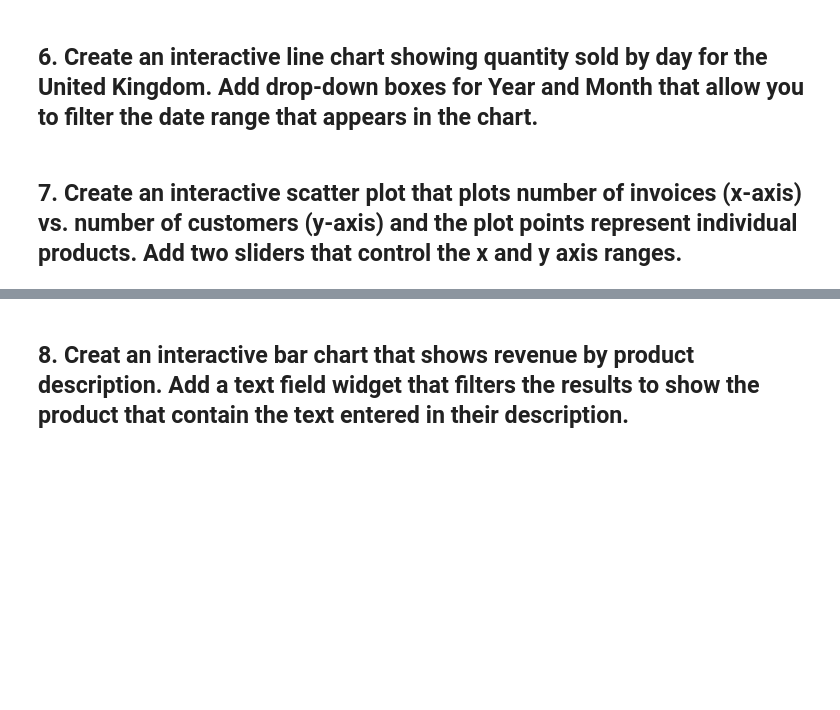
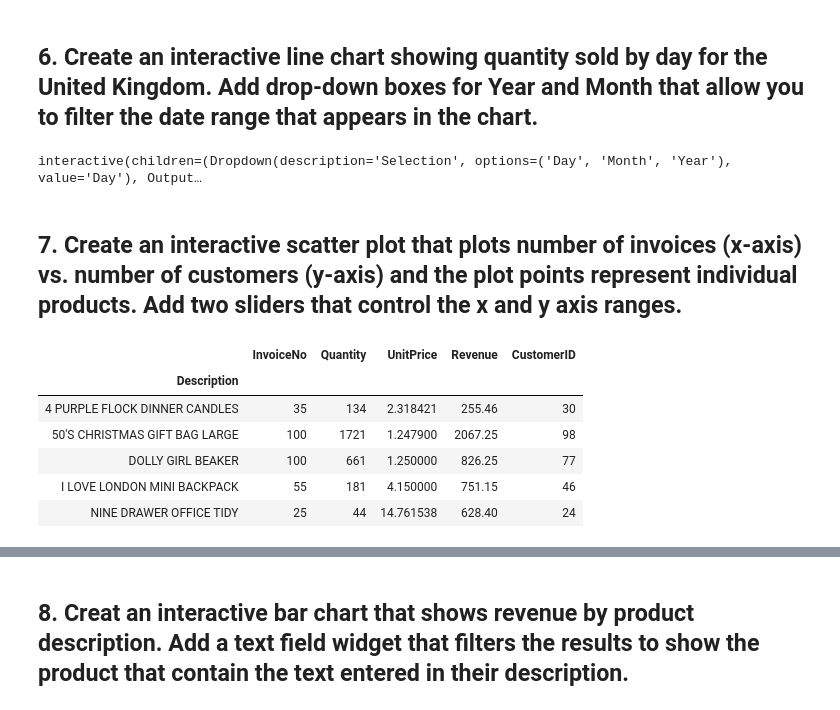
Before and after one commit to ta-datapt-bcn/lab-interactive-visualization, a Jupyter notebook: your-code/main.ipynb, the cells around one changed output, grey strips where cells are left out. Saved outputs shown, nothing was run; the diff lists cells and outputs as text; code cells hidden in the pictures; blank space fills up the shorter version.

```diff
--- a/your-code/main.ipynb
+++ b/your-code/main.ipynb
@@ -37,6 +98,18 @@ data['Year'] = pd.DatetimeIndex(data['InvoiceDate']).year
 data['Month'] = pd.DatetimeIndex(data['InvoiceDate']).month
 data['Day'] = pd.DatetimeIndex(data['InvoiceDate']).day
 uk = data[data['Country']=='United Kingdom']
+# %%
+@interact(Selection=['Day','Month','Year'])
+
+def linechart(Selection):
+    data6 = uk.pivot_table(values='Quantity', index=Selection,
+                            aggfunc='sum').reset_index()
+
+    data6.iplot(kind='line', x=Selection, xTitle=Selection.title(),
+               yTitle='Quantity Sold', title='Quantity Sold by ' + Selection.title())
+#importante usar el @interact sino no funciona
+# %% [output]
+interactive(children=(Dropdown(description='Selection', options=('Day', 'Month', 'Year'), value='Day'), Output…
 # %% [markdown]
 ## 7. Create an interactive scatter plot that plots number of invoices (x-axis) vs. number of customers (y-axis) and the plot points represent individual products. Add two sliders that control the x and y axis ranges.
 # %%
@@ -47,3 +120,14 @@ agg_func = {'InvoiceNo':'nunique',
             'CustomerID':'nunique'}
 
 products = uk.groupby('Description').agg(agg_func)
+# %%
+products = products.head()
+products
+# %% [output]
+|  | InvoiceNo | Quantity | UnitPrice | Revenue | CustomerID |
+| Description |  |  |  |  |  |
+| 4 PURPLE FLOCK DINNER CANDLES | 35 | 134 | 2.318421 | 255.46 | 30 |
+| 50'S CHRISTMAS GIFT BAG LARGE | 100 | 1721 | 1.247900 | 2067.25 | 98 |
+| DOLLY GIRL BEAKER | 100 | 661 | 1.250000 | 826.25 | 77 |
+| I LOVE LONDON MINI BACKPACK | 55 | 181 | 4.150000 | 751.15 | 46 |
+| NINE DRAWER OFFICE TIDY | 25 | 44 | 14.761538 | 628.40 | 24 |
```
Also changed, not shown: parts of 15 cells of this notebook, 1 other file.
